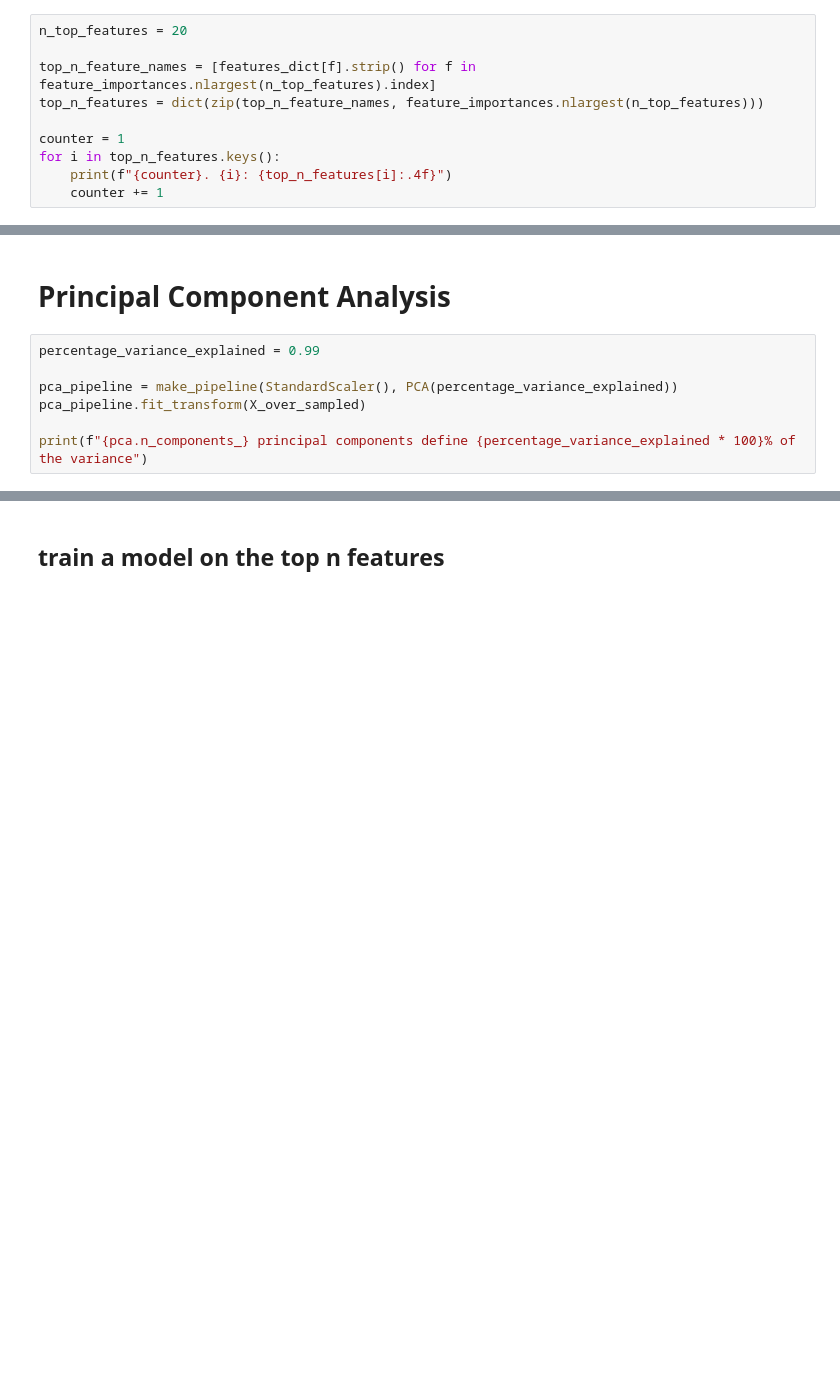
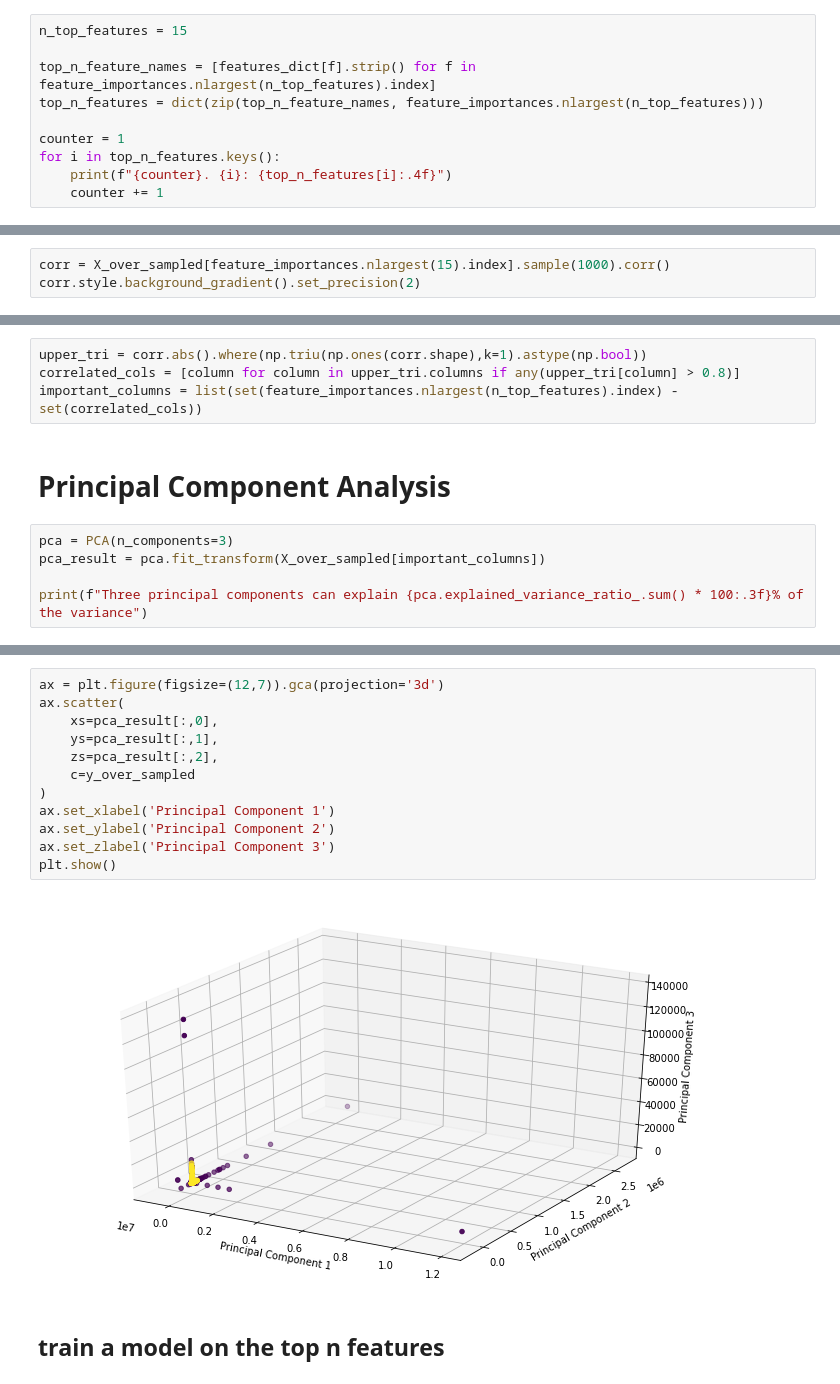
Before and after one commit to devarajphukan/bankruptcy_classification, a Jupyter notebook: explore.ipynb, the cells around one changed output, grey strips where cells are left out. Saved outputs shown, nothing was run; the diff lists cells and outputs as text; blank space fills up the shorter version.

Commit message:
added plots

```diff
--- a/explore.ipynb
+++ b/explore.ipynb
@@ -194,7 +209,7 @@ with open("features.txt") as f:
 # %% [markdown]
 ## Getting the meanings of top n features
 # %%
-n_top_features = 20
+n_top_features = 15
 
 top_n_feature_names = [features_dict[f].strip() for f in feature_importances.nlargest(n_top_features).index]
 top_n_features = dict(zip(top_n_feature_names, feature_importances.nlargest(n_top_features)))
@@ -228,0 +239,3 @@ for i in top_n_features.keys():
+# %%
+corr = X_over_sampled[feature_importances.nlargest(15).index].sample(1000).corr()
+corr.style.background_gradient().set_precision(2)
@@ -229,10 +261,12 @@ for i in top_n_features.keys():
+# %%
+upper_tri = corr.abs().where(np.triu(np.ones(corr.shape),k=1).astype(np.bool))
+correlated_cols = [column for column in upper_tri.columns if any(upper_tri[column] > 0.8)]
+important_columns = list(set(feature_importances.nlargest(n_top_features).index) - set(correlated_cols))
 # %% [markdown]
 # Principal Component Analysis
 # %%
-percentage_variance_explained = 0.99
+pca = PCA(n_components=3)
+pca_result = pca.fit_transform(X_over_sampled[important_columns])
 
-pca_pipeline = make_pipeline(StandardScaler(), PCA(percentage_variance_explained))
-pca_pipeline.fit_transform(X_over_sampled)
-
-print(f"{pca.n_components_} principal components define {percentage_variance_explained * 100}% of the variance")
+print(f"Three principal components can explain {pca.explained_variance_ratio_.sum() * 100:.3f}% of the variance")
 # %% [output]
@@ -240,3 +274,17 @@ print(f"{pca.n_components_} principal components define {percentage_variance_exp
+# %%
+ax = plt.figure(figsize=(12,7)).gca(projection='3d')
+ax.scatter(
+    xs=pca_result[:,0],
+    ys=pca_result[:,1],
+    zs=pca_result[:,2],
+    c=y_over_sampled
+)
+ax.set_xlabel('Principal Component 1')
+ax.set_ylabel('Principal Component 2')
+ax.set_zlabel('Principal Component 3')
+plt.show()
+# %% [output]
+[figure, added]
 # %% [markdown]
 ## train a model on the top n features
 # %%
```
Also changed, not shown: parts of 12 cells of this notebook.
